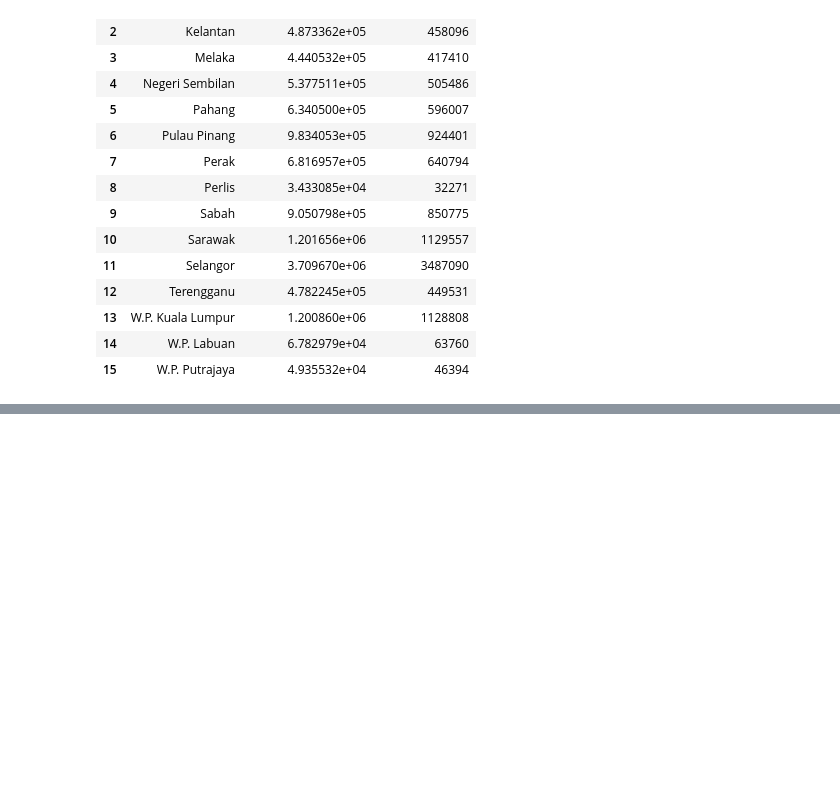
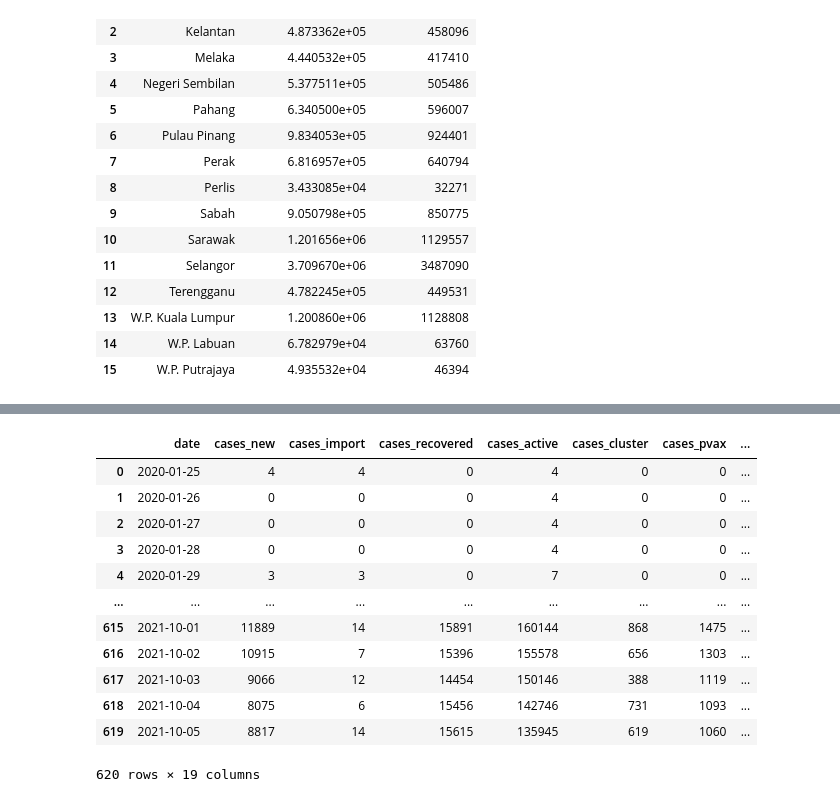
Before and after one commit to PriteshPatel3/covid-again, a Jupyter notebook: Untitled.ipynb, the cells around one changed output, grey strips where cells are left out. Drawn from its saved outputs; the diff is of its cells as text; code cells hidden in the pictures; blank space fills up the shorter version.

```diff
--- a/Untitled.ipynb
+++ b/Untitled.ipynb
@@ -496,0 +779,16 @@ state_testingRate
+# %%
+epidemic_list[0]
+# %% [output]
+|  | date | cases_new | cases_import | cases_recovered | cases_active | cases_cluster | cases_pvax | ... |
+| 0 | 2020-01-25 | 4 | 4 | 0 | 4 | 0 | 0 | ... |
+| 1 | 2020-01-26 | 0 | 0 | 0 | 4 | 0 | 0 | ... |
+| 2 | 2020-01-27 | 0 | 0 | 0 | 4 | 0 | 0 | ... |
+| 3 | 2020-01-28 | 0 | 0 | 0 | 4 | 0 | 0 | ... |
+| 4 | 2020-01-29 | 3 | 3 | 0 | 7 | 0 | 0 | ... |
+| ... | ... | ... | ... | ... | ... | ... | ... | ... |
+| 615 | 2021-10-01 | 11889 | 14 | 15891 | 160144 | 868 | 1475 | ... |
+| 616 | 2021-10-02 | 10915 | 7 | 15396 | 155578 | 656 | 1303 | ... |
+| 617 | 2021-10-03 | 9066 | 12 | 14454 | 150146 | 388 | 1119 | ... |
+| 618 | 2021-10-04 | 8075 | 6 | 15456 | 142746 | 731 | 1093 | ... |
+| 619 | 2021-10-05 | 8817 | 14 | 15615 | 135945 | 619 | 1060 | ... |
+620 rows × 19 columns
```
Also changed, not shown: parts of 41 cells of this notebook.
